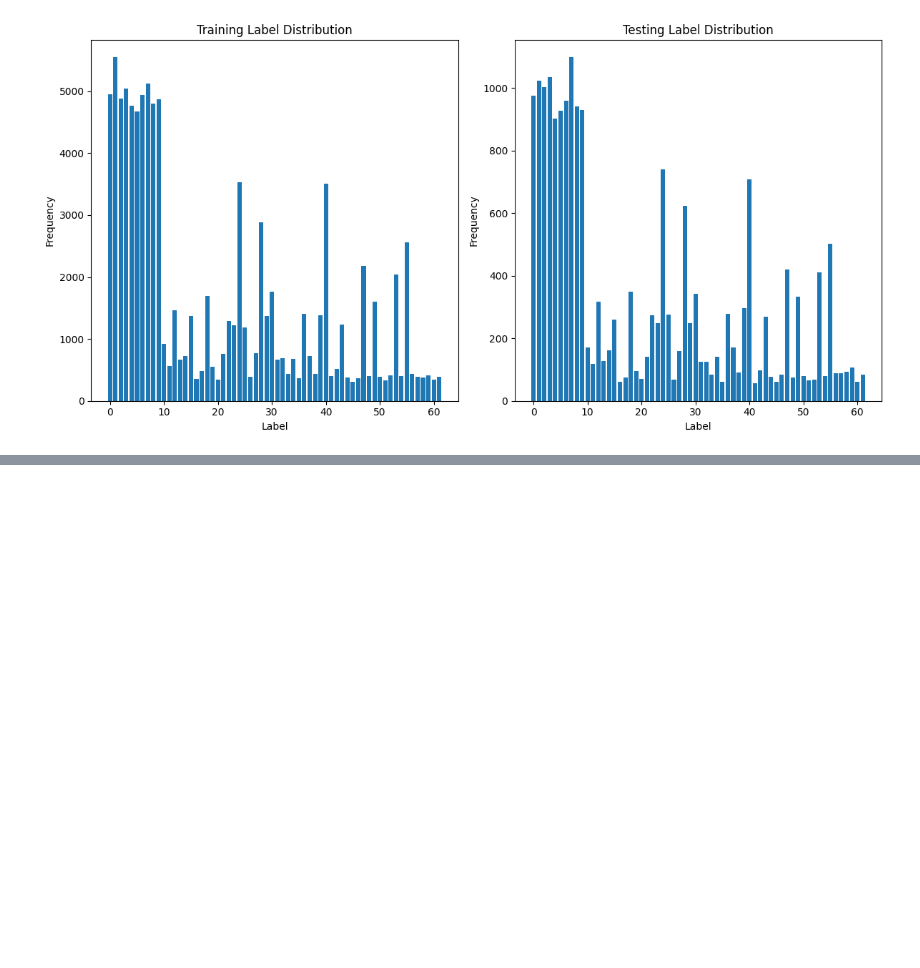
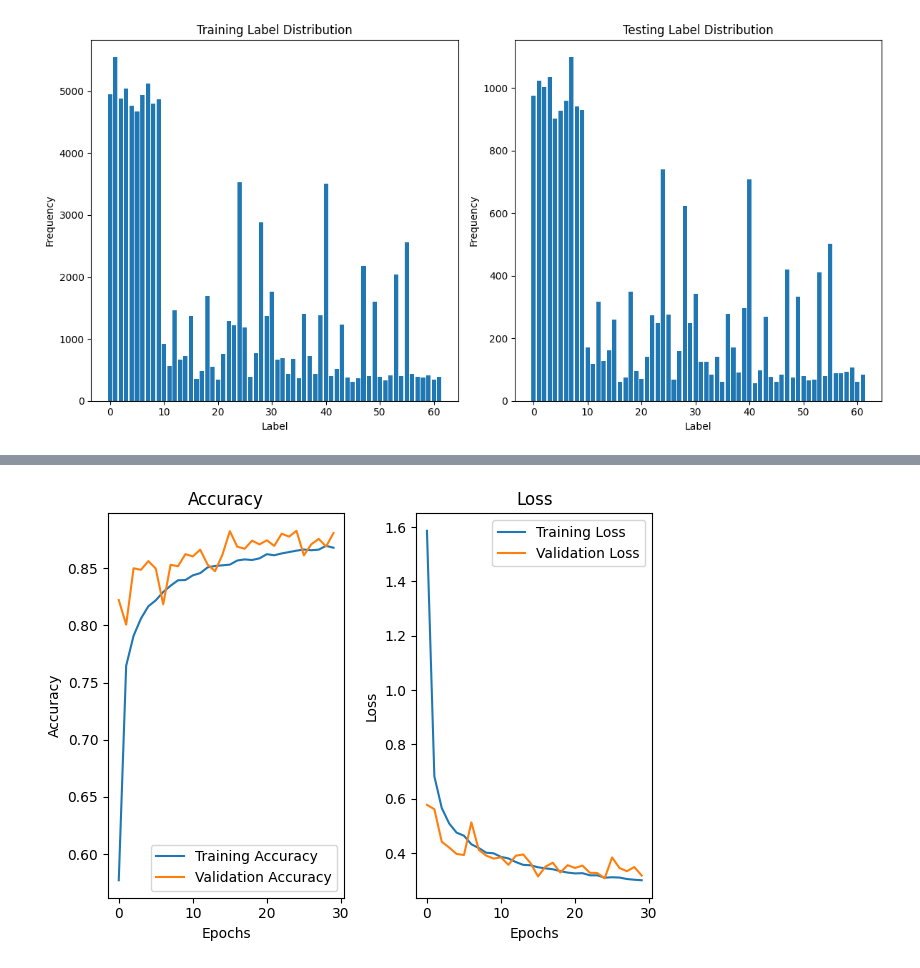
Before and after one commit to 0-2-H/COMP4318_ASSN2, a Jupyter notebook: Assignment_2.ipynb, the cells around one changed output, grey strips where cells are left out. Saved outputs shown, nothing was run; the diff lists cells and outputs as text; code cells hidden in the pictures; blank space fills up the shorter version.

```diff
--- a/Assignment_2.ipynb
+++ b/Assignment_2.ipynb
@@ -143,0 +310,17 @@ TypeError: too many positional arguments
+# %%
+# Compile model with adjusted learning rate for Adam optimizer
+learning_rate = 0.0005  # Decreasing the learning rate for better convergence
+optimizer = Adam(learning_rate=learning_rate)
+
+model.compile(loss='sparse_categorical_crossentropy',
+              optimizer=optimizer,
+              metrics=['accuracy'])
+
+# Set batch size and number of epochs
+batch_size = 128
+epochs = 30
+
+# Fit the model
+history = model.fit(train_datagen.flow(X_train, y_train, batch_size=batch_size),
+                    epochs=epochs, validation_data=valid_datagen.flow(X_valid, y_valid, batch_size=batch_size),
+                    class_weight=class_weights_dict)
@@ -143,0 +346,22 @@ TypeError: too many positional arguments
+# %%
+plt.subplot(1, 2, 1)
+plt.plot(history.history['accuracy'], label='Training Accuracy')
+plt.plot(history.history['val_accuracy'], label='Validation Accuracy')
+plt.title('Accuracy')
+plt.xlabel('Epochs')
+plt.ylabel('Accuracy')
+plt.legend()
+
+# Loss plot
+plt.subplot(1, 2, 2)
+plt.plot(history.history['loss'], label='Training Loss')
+plt.plot(history.history['val_loss'], label='Validation Loss')
+plt.title('Loss')
+plt.xlabel('Epochs')
+plt.ylabel('Loss')
+plt.legend()
+
+plt.tight_layout()
+plt.show()
+# %% [output]
+[figure, added]
```
Also changed, not shown: parts of 12 cells of this notebook.
